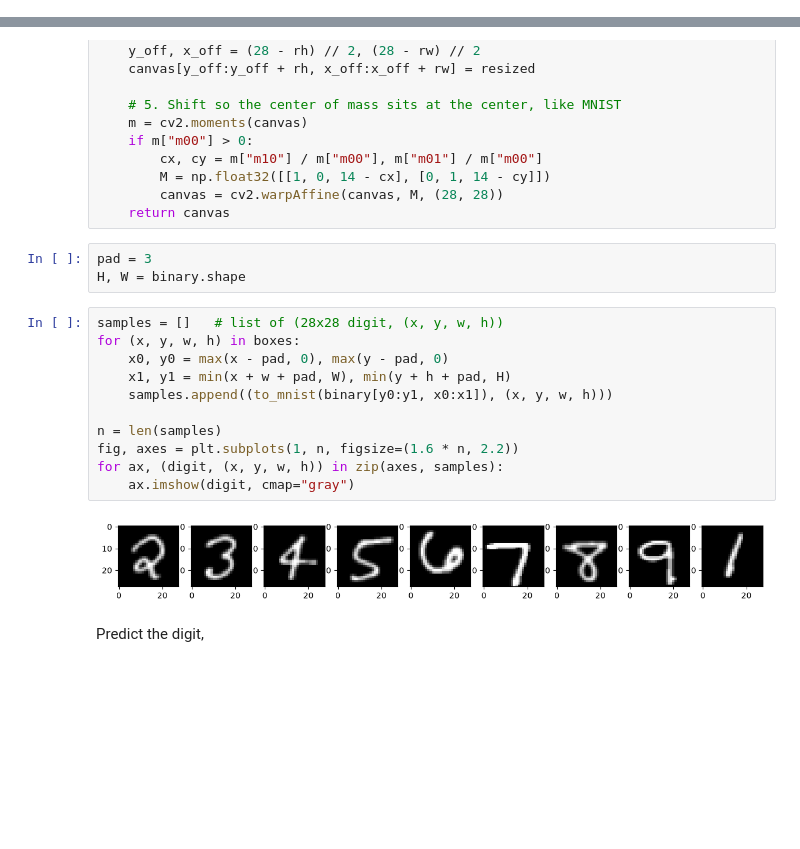
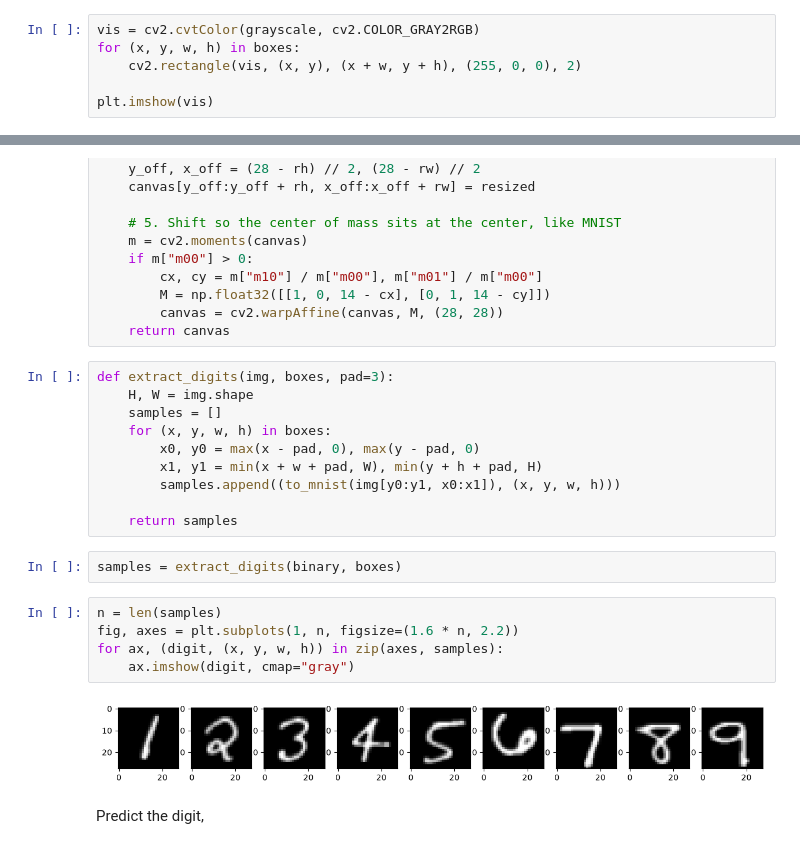
Before and after one commit to muhammadov-q/team4, a Jupyter notebook: backend/src/ml/notebooks/KNN-pipeline.ipynb, the cells around one changed output, grey strips where cells are left out. Saved outputs shown, nothing was run; the diff lists cells and outputs as text; blank space fills up the shorter version.

Commit message:
Pass every component into function, add a handwritten sample

```diff
--- a/backend/src/ml/notebooks/KNN-pipeline.ipynb
+++ b/backend/src/ml/notebooks/KNN-pipeline.ipynb
@@ -128,0 +150,6 @@ plt.imshow(vis)
+# %%
+vis = cv2.cvtColor(grayscale, cv2.COLOR_GRAY2RGB)
+for (x, y, w, h) in boxes:
+    cv2.rectangle(vis, (x, y), (x + w, y + h), (255, 0, 0), 2)
+
+plt.imshow(vis)
@@ -169,22 +199,25 @@ def to_mnist(d, stroke=0.0):
         M = np.float32([[1, 0, 14 - cx], [0, 1, 14 - cy]])
         canvas = cv2.warpAffine(canvas, M, (28, 28))
     return canvas
-# %%
-pad = 3
-H, W = binary.shape
+# %%
+def extract_digits(img, boxes, pad=3):
+    H, W = img.shape
+    samples = []
+    for (x, y, w, h) in boxes:
+        x0, y0 = max(x - pad, 0), max(y - pad, 0)
+        x1, y1 = min(x + w + pad, W), min(y + h + pad, H)
+        samples.append((to_mnist(img[y0:y1, x0:x1]), (x, y, w, h)))
+
+    return samples
+# %%
+samples = extract_digits(binary, boxes)
 # %%
-samples = []   # list of (28x28 digit, (x, y, w, h))
-for (x, y, w, h) in boxes:
-    x0, y0 = max(x - pad, 0), max(y - pad, 0)
-    x1, y1 = min(x + w + pad, W), min(y + h + pad, H)
-    samples.append((to_mnist(binary[y0:y1, x0:x1]), (x, y, w, h)))
-
 n = len(samples)
 fig, axes = plt.subplots(1, n, figsize=(1.6 * n, 2.2))
 for ax, (digit, (x, y, w, h)) in zip(axes, samples):
     ax.imshow(digit, cmap="gray")
 # %% [output]
-[figure, old version]
+[figure, new version]
 # %% [markdown]
 Predict the digit,
 # %%
```
Also changed, not shown: parts of 21 cells of this notebook, 1 other file.
